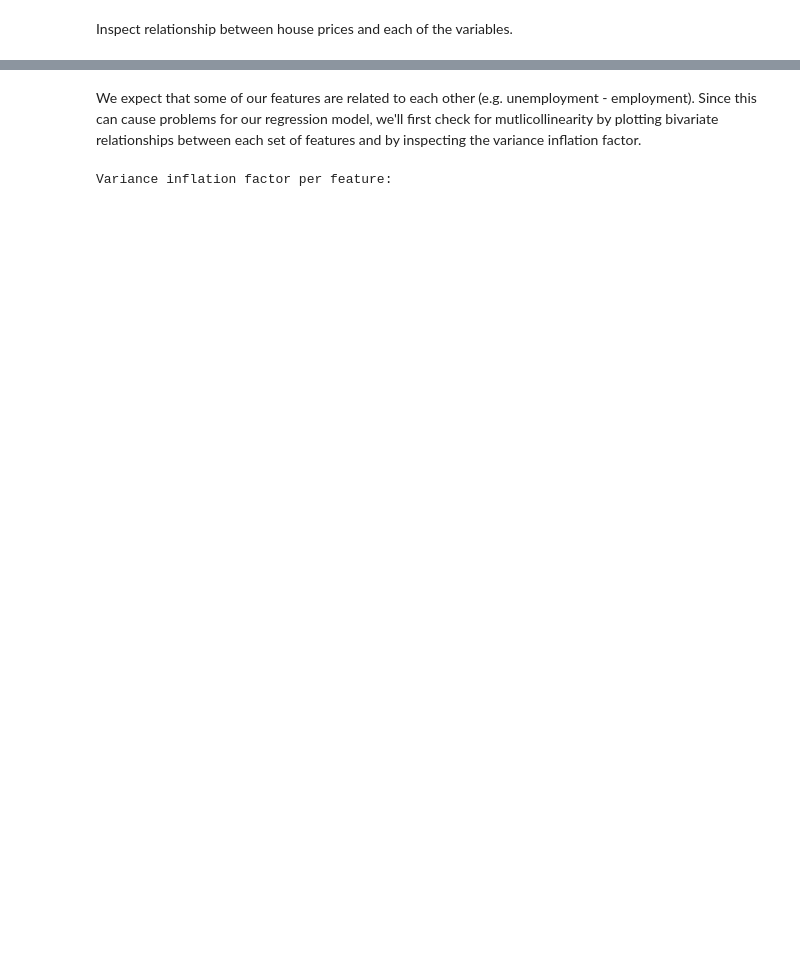
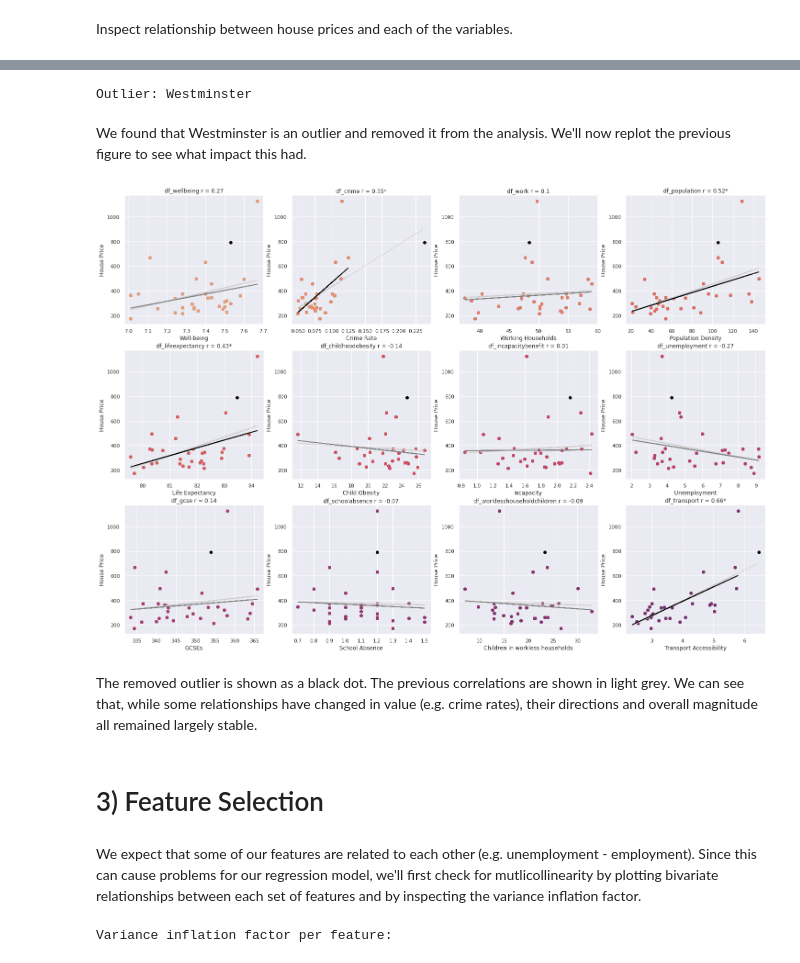
Before and after one commit to kohl-carmen/London-Housing, a Jupyter notebook: London_Housing_II.ipynb, the cells around one changed output, grey strips where cells are left out. Cells and saved outputs as stored; diff of their text form; code cells hidden in the pictures; blank space fills up the shorter version.

Commit message:
updted feature selection

```diff
--- a/London_Housing_II.ipynb
+++ b/London_Housing_II.ipynb
@@ -587,3 +588,63 @@ Based on these correlations alone, it seems that transport accessibility, life e
+# %%
+# Find and remove outliers
+outliers = []
+for feature in features:
+  m = np.mean(features[feature])
+  sd = np.std(features[feature])
+  outlier = np.where([features[feature] > m + 3*sd] or [features[feature] < m - 3*sd])
+  if len(outlier[-1])>0:
+    outliers.append([outlier[-1]])
+for out in outliers:
+  print('Outlier: '+features.iloc[out[0],:].index[0])
+  features_new = features.drop(features.iloc[out[0],:].index[0])
+  target_new = target.drop(features.iloc[out[0],:].index[0])
+# %% [output]
+Outlier: Westminster
+# %% [markdown]
+We found that Westminster is an outlier and removed it from the analysis. We'll now replot the previous figure to see what impact this had.
+# %%
+#repeat plot without outliers
+# each feature with target
+sns.set(rc={'figure.figsize':(25,30)})
+my_cmap = sns.color_palette('flare', n_colors = len(cont_df)+1)
+
+count = 0
+for feature in features:
+  count += 1
+  plt.subplot(5,4,count)
+  df_x = features[feature]
+  df_y = target.average_price
+  plt.scatter(df_x,df_y,color=[0,0,0])
+  corr, p = pearsonr(df_x,df_y)
+  trendcolor = [.8, .8, .8]
+  trend = np.polyfit(np.array(df_x, dtype='float'),
+                    np.array(df_y, dtype='float'),1)
+  trendpoly = np.poly1d(trend)
+  plt.plot(df_x,trendpoly(df_x),color=trendcolor, linestyle='dashed')
+
+  #without outliers
+  df_x = features_new[feature]
+  df_y = target_new.average_price
+  plt.scatter(df_x,df_y,color=my_cmap[count-1])
+  corr, p = pearsonr(df_x,df_y)
+  trendcolor = [.5, .5, .5]
+  pstr = ''
+  if p < .05:
+    trendcolor = [0, 0, 0]
+    pstr='*'
+  trend = np.polyfit(np.array(df_x, dtype='float'),
+                    np.array(df_y, dtype='float'),1)
+  trendpoly = np.poly1d(trend)
+  plt.plot(df_x,trendpoly(df_x),color=trendcolor)
+  plt.title(cont_df[count] + ' r = ' + str(round(corr,2))+pstr)
+  plt.xlabel(df_titles[count])
+  plt.ylabel('House Price')
+# %% [output]
+[figure, added]
+# %% [markdown]
+The removed outlier is shown as a black dot. The previous correlations are shown in light grey. We can see that, while some relationships have changed in value (e.g. crime rates), their directions and overall magnitude all remained largely stable.
+# %% [markdown]
+# 3) Feature Selection
 # %% [markdown]
 We expect that some of our features are related to each other (e.g. unemployment - employment). Since this can cause problems for our regression model, we'll first check for mutlicollinearity by plotting bivariate relationships between each set of features and by inspecting the variance inflation factor.
 # %%
```
Also changed, not shown: parts of 20 cells of this notebook.
